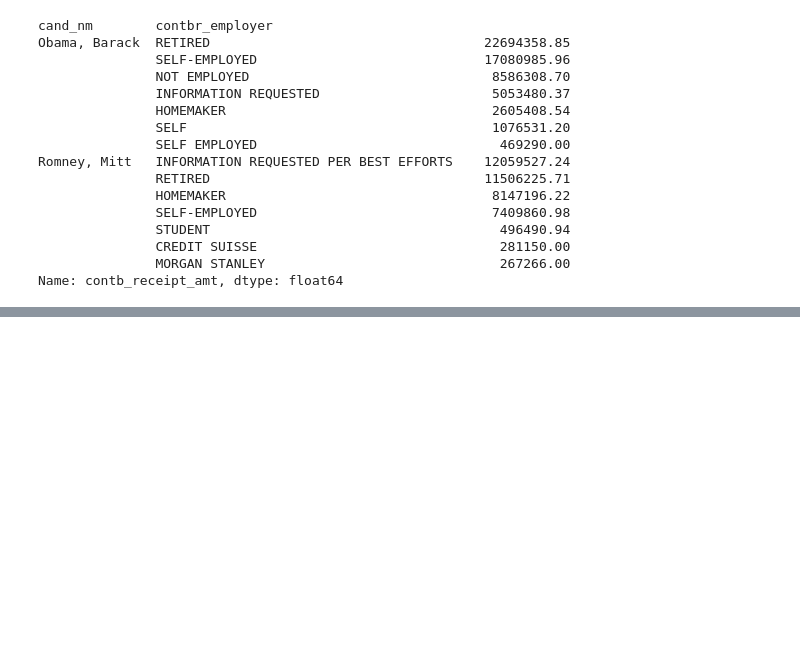
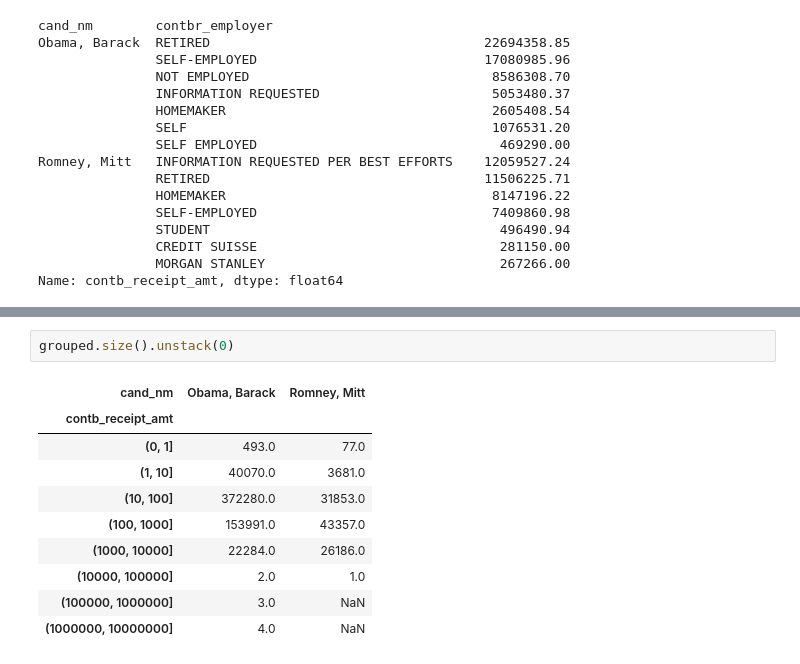
Before and after one commit to xuyagang/pycon, a Jupyter notebook: DA/Exercise/2012联邦选举委员会数据库.ipynb, the cells around one changed output, grey strips where cells are left out. Cells and saved outputs as stored; diff of their text form; blank space fills up the shorter version.

```diff
--- a/DA/Exercise/2012联邦选举委员会数据库.ipynb
+++ b/DA/Exercise/2012联邦选举委员会数据库.ipynb
@@ -339,0 +385,13 @@ Name: contb_receipt_amt, dtype: float64
+# %%
+grouped.size().unstack(0)
+# %% [output]
+| cand_nm | Obama, Barack | Romney, Mitt |
+| contb_receipt_amt |  |  |
+| (0, 1] | 493.0 | 77.0 |
+| (1, 10] | 40070.0 | 3681.0 |
+| (10, 100] | 372280.0 | 31853.0 |
+| (100, 1000] | 153991.0 | 43357.0 |
+| (1000, 10000] | 22284.0 | 26186.0 |
+| (10000, 100000] | 2.0 | 1.0 |
+| (100000, 1000000] | 3.0 | NaN |
+| (1000000, 10000000] | 4.0 | NaN |
```
Also changed, not shown: parts of 8 cells of this notebook, 2 other files.
